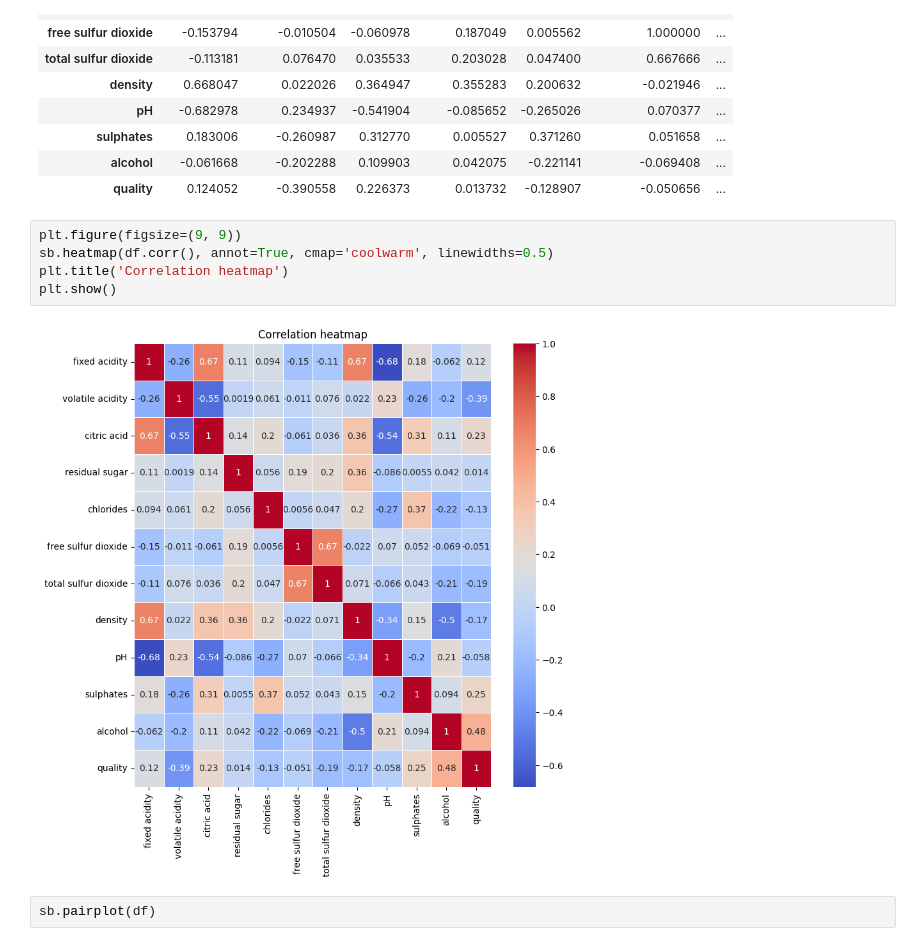
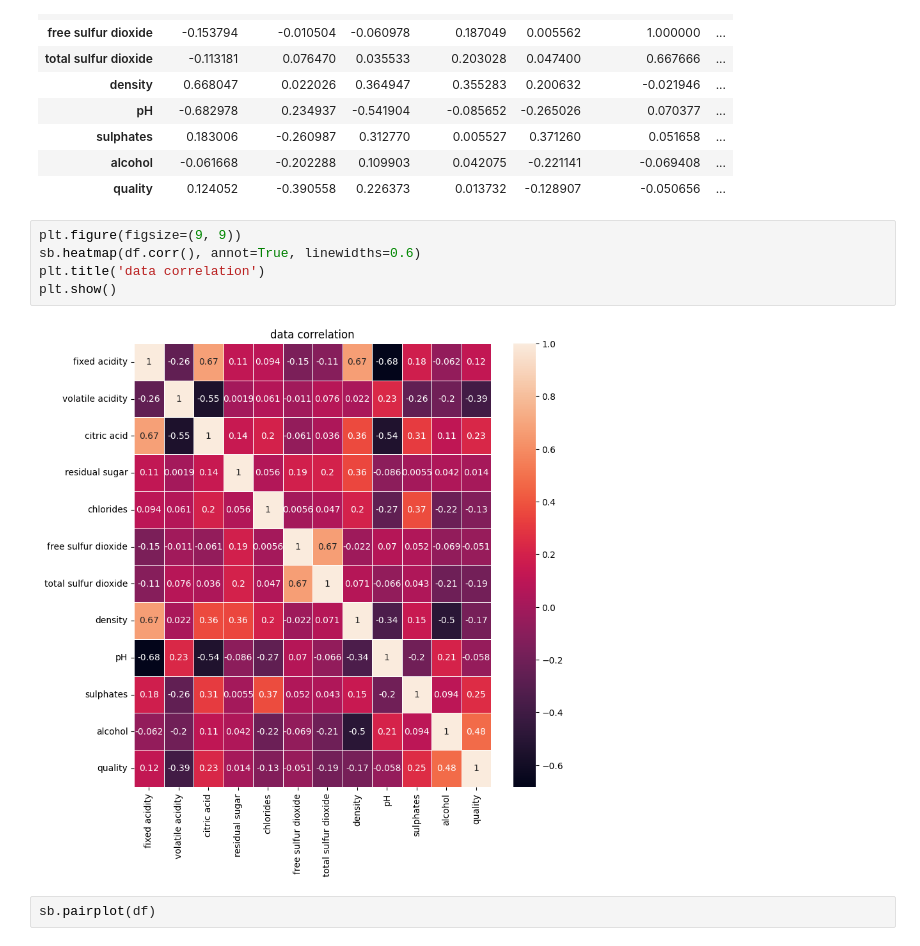
Before and after one commit to michalmrz04/Artificial-intelligence-2, a Jupyter notebook: ai1!!.ipynb, the cells around one changed output. Saved outputs shown, nothing was run; the diff lists cells and outputs as text.

```diff
--- a/ai1!!.ipynb
+++ b/ai1!!.ipynb
@@ -74,11 +74,11 @@ df.corr()
 | quality | 0.124052 | -0.390558 | 0.226373 | 0.013732 | -0.128907 | -0.050656 | ... |
 # %%
 plt.figure(figsize=(9, 9))
-sb.heatmap(df.corr(), annot=True, cmap='coolwarm', linewidths=0.5)
-plt.title('Correlation heatmap')
+sb.heatmap(df.corr(), annot=True, linewidths=0.6)
+plt.title('data correlation')
 plt.show()
 # %% [output]
-[figure, old version]
+[figure, new version]
 # %%
 sb.pairplot(df)
 # %% [output]
```
Also changed, not shown: parts of 5 cells of this notebook, 2 other files.
